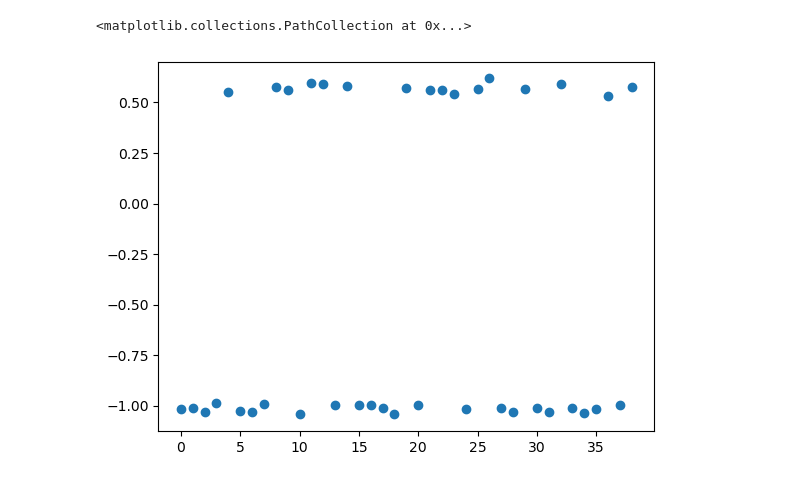
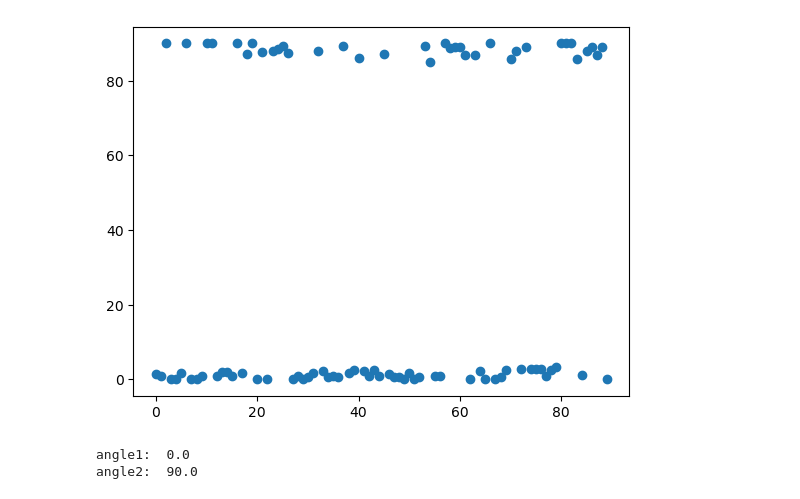
Before and after one commit to Hornet9Software/camera_ws, a Jupyter notebook: camera/camera/poolLines.ipynb, the cells around one changed output. Saved outputs shown, nothing was run; the diff lists cells and outputs as text; code cells hidden in the pictures.

```diff
--- a/camera/camera/poolLines.ipynb
+++ b/camera/camera/poolLines.ipynb
@@ -14,7 +13,7 @@ def showImg(img, title="Display"):
             cv2.destroyAllWindows()
             break
 # %%
-img = cv2.imread("tile.jpg")
+img = cv2.imread("tile2.jpg")
 showImg(img)
 imgGray = cv2.cvtColor(img, cv2.COLOR_BGR2GRAY)
 showImg(imgGray)
@@ -75,7 +74,7 @@ cv2.destroyAllWindows()
 thetas = []
 for line in linesP:
     line = line[0]
-    thetas.append(np.arctan2(line[3]-line[1], line[2]-line[0]))
+    thetas.append(abs(np.degrees(np.arctan2(line[3]-line[1], line[2]-line[0]))))
 
 plt.scatter(range(len(thetas)), thetas)
 # %% [output]
@@ -99,2 +82 @@ Cannot move to target thread (0x2c0d660)
-<matplotlib.collections.PathCollection at 0x...>
-[figure, old version]
+[figure, new version]
@@ -100,0 +95,6 @@ Cannot move to target thread (0x2c0d660)
+# %%
+print('angle1: ', angle1)
+print('angle2: ', angle2)
+# %% [output]
+angle1:  0.0
+angle2:  90.0
```
Also changed, not shown: parts of 4 cells of this notebook, 9 other files.
